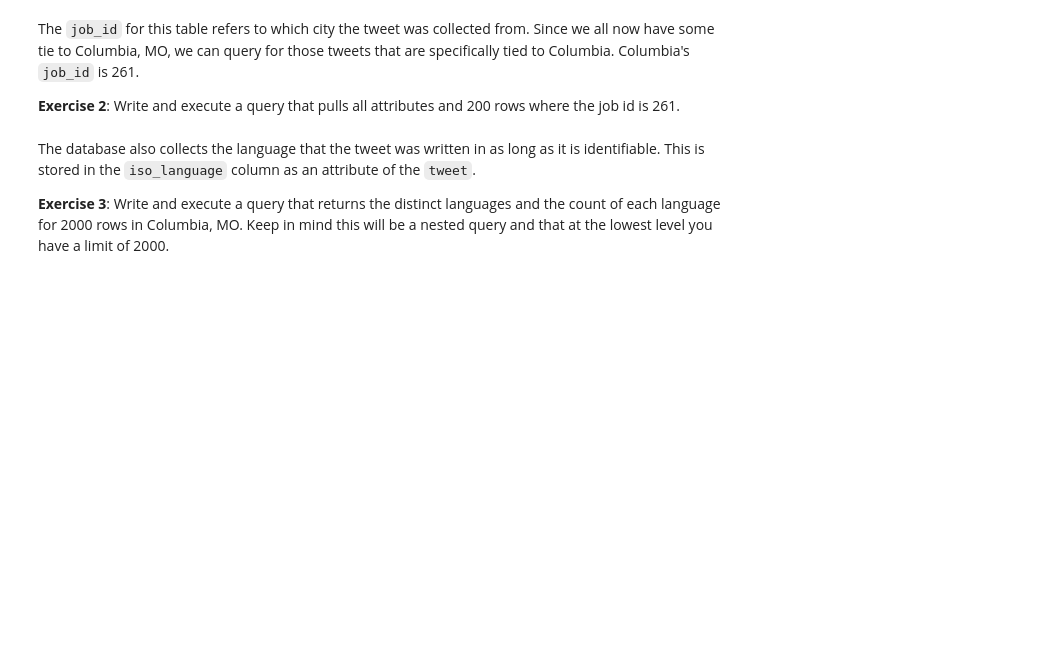
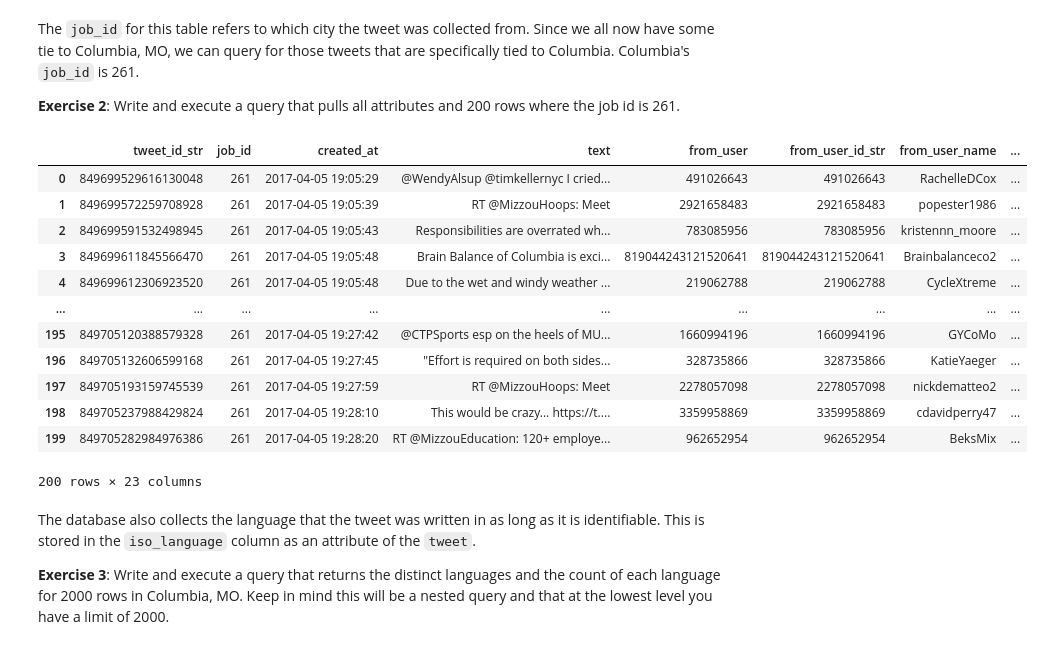
Before and after one commit to may96cc/f21dsa7010, a Jupyter notebook: modules/module4/exercises/sql_exercise.ipynb, the cells around one changed output. Drawn from its saved outputs; the diff is of its cells as text; code cells hidden in the pictures; blank space fills up the shorter version.

```diff
--- a/modules/module4/exercises/sql_exercise.ipynb
+++ b/modules/module4/exercises/sql_exercise.ipynb
@@ -47,6 +85,30 @@ The `job_id` for this table refers to which city the tweet was collected from. S
 # %%
 # Code for Exercise 2 goes here
 # --------------
+
+
+statement = """
+SELECT *
+FROM twitter.tweet
+WHERE job_id = 261
+LIMIT 200
+"""
+
+pd.read_sql_query(statement,conn)
+# %% [output]
+|  | tweet_id_str | job_id | created_at | text | from_user | from_user_id_str | from_user_name | ... |
+| 0 | 849699529616130048 | 261 | 2017-04-05 19:05:29 | @WendyAlsup @timkellernyc I cried... | 491026643 | 491026643 | RachelleDCox | ... |
+| 1 | 849699572259708928 | 261 | 2017-04-05 19:05:39 | RT @MizzouHoops: Meet | 2921658483 | 2921658483 | popester1986 | ... |
+| 2 | 849699591532498945 | 261 | 2017-04-05 19:05:43 | Responsibilities are overrated wh... | 783085956 | 783085956 | kristennn_moore | ... |
+| 3 | 849699611845566470 | 261 | 2017-04-05 19:05:48 | Brain Balance of Columbia is exci... | 819044243121520641 | 819044243121520641 | Brainbalanceco2 | ... |
+| 4 | 849699612306923520 | 261 | 2017-04-05 19:05:48 | Due to the wet and windy weather ... | 219062788 | 219062788 | CycleXtreme | ... |
+| ... | ... | ... | ... | ... | ... | ... | ... | ... |
+| 195 | 849705120388579328 | 261 | 2017-04-05 19:27:42 | @CTPSports esp on the heels of MU... | 1660994196 | 1660994196 | GYCoMo | ... |
+| 196 | 849705132606599168 | 261 | 2017-04-05 19:27:45 | "Effort is required on both sides... | 328735866 | 328735866 | KatieYaeger | ... |
+| 197 | 849705193159745539 | 261 | 2017-04-05 19:27:59 | RT @MizzouHoops: Meet | 2278057098 | 2278057098 | nickdematteo2 | ... |
+| 198 | 849705237988429824 | 261 | 2017-04-05 19:28:10 | This would be crazy... https://t.... | 3359958869 | 3359958869 | cdavidperry47 | ... |
+| 199 | 849705282984976386 | 261 | 2017-04-05 19:28:20 | RT @MizzouEducation: 120+ employe... | 962652954 | 962652954 | BeksMix | ... |
+200 rows × 23 columns
 # %% [markdown]
 The database also collects the language that the tweet was written in as long as it is identifiable. This is stored in the `iso_language` column as an attribute of the `tweet`.
 
```
Also changed, not shown: parts of 8 cells of this notebook.
